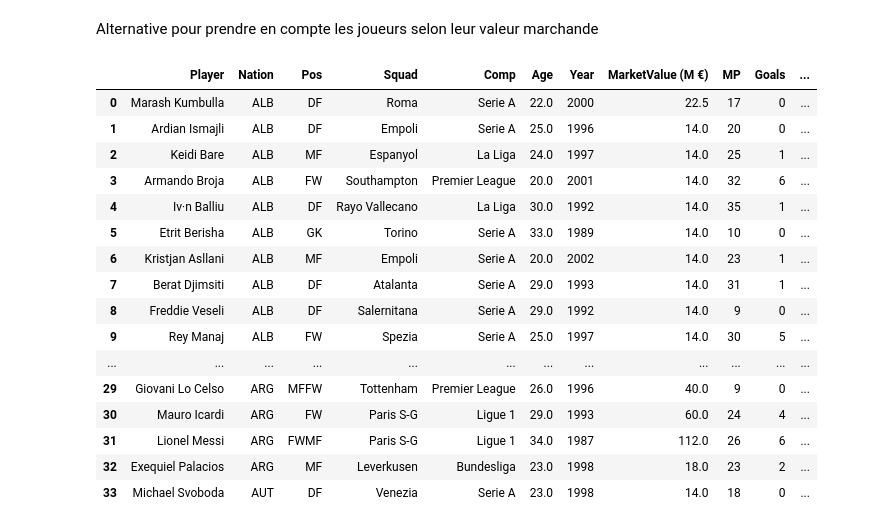
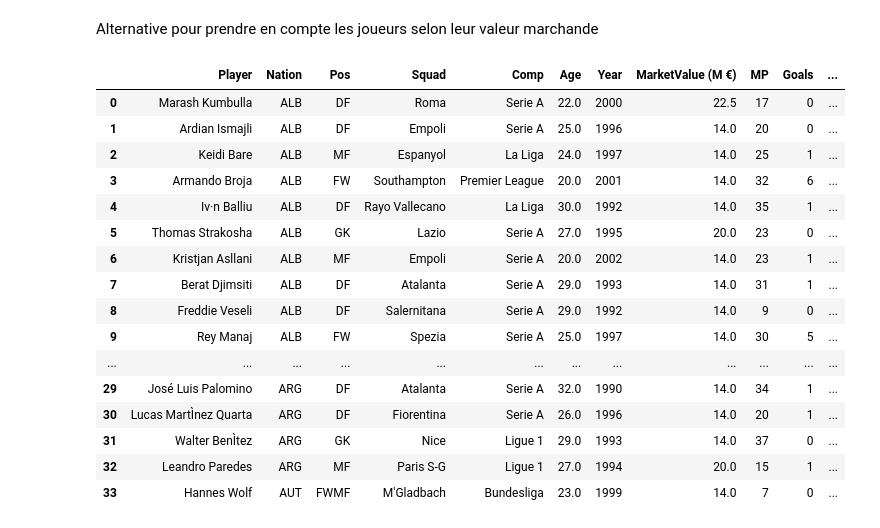
Before and after one commit to PuchToTalk/Football_WorldCup_Recommendation, a Jupyter notebook: Football_player_mv.ipynb, the cells around one changed output. Saved outputs shown, nothing was run; the diff lists cells and outputs as text; code cells hidden in the pictures.

```diff
--- a/Football_player_mv.ipynb
+++ b/Football_player_mv.ipynb
@@ -30,7 +30,7 @@ df_perf
 # %% [markdown]
 ### **Source de données 2 (df_mv) : Valeur marchande des joueurs**
 # %%
-df_mv = pd.read_csv("only_mv.csv")
+df_mv = pd.read_csv("only_mv2.csv")
 df_mv = df_mv.drop(columns = df_mv.columns[0], axis = 1)
 df_mv = df_mv.drop(["Nation", "Pos"], axis = 1)
 df_mv
@@ -455,47 +455,47 @@ Alternative pour prendre en compte les joueurs selon leur valeur marchande
 df_football_stat = df_football_stats.copy()
 
 df_football_stat = df_football_stat.sort_values(by='MarketValue (M €)', ascending=False)
-
 filtered_df = df_football_stat.groupby("Nation").filter(lambda x: len(x) >= 11).groupby("Nation").apply(
     lambda x: x[((x['Goals'] >= 10) |
                  (x['Assist'] >= 10) |
                  (x['MP'] >= 20) |
                  (x['Tackle_Won'] >= 20) |
                  (x['CrossComp%'] >= 70) |
                  (x['DribbleComp%'] >= 70) |
                  (x['MarketValue (M €)'] >= 20)) & (x['Pos'] != "GK")].head(10)
 ).reset_index(drop=True)
 
-gk_df = df_football_stats.groupby("Nation").filter(lambda x: len(x) >= 11).groupby("Nation").apply(
+df_football_stat = df_football_stat.sort_values(by='MarketValue (M €)', ascending=False)
+gk_df = df_football_stat.groupby("Nation").filter(lambda x: len(x) >= 11).groupby("Nation").apply(
     lambda x: x[((x['Pos'] == 'GK') &
-                 (x['MP'] >= 10) |
+                 (x['MP'] >= 15) |
                  (x['Pos'] == 'GK') &
                  (x['MarketValue (M €)'] >= 15))].head(1)
 )
 
 filtered_df = pd.concat([filtered_df, gk_df]).reset_index(drop=True)
 
 filtered_df = filtered_df.iloc[:, [0, 1, 2, 3, 4, 5, 6, 7, 8, 10, 14, 17, 18, 21]]
 
 filtered_df = filtered_df.sort_values(by='Nation')  # Sort by 'Nation' column
 filtered_df.reset_index(drop=True, inplace=True)  # Reset the index
 
 filtered_df.head(34)
 # %% [output]
 |  | Player | Nation | Pos | Squad | Comp | Age | Year | MarketValue (M €) | MP | Goals | ... |
 | 0 | Marash Kumbulla | ALB | DF | Roma | Serie A | 22.0 | 2000 | 22.5 | 17 | 0 | ... |
 | 1 | Ardian Ismajli | ALB | DF | Empoli | Serie A | 25.0 | 1996 | 14.0 | 20 | 0 | ... |
 | 2 | Keidi Bare | ALB | MF | Espanyol | La Liga | 24.0 | 1997 | 14.0 | 25 | 1 | ... |
 | 3 | Armando Broja | ALB | FW | Southampton | Premier League | 20.0 | 2001 | 14.0 | 32 | 6 | ... |
 | 4 | Iv·n Balliu | ALB | DF | Rayo Vallecano | La Liga | 30.0 | 1992 | 14.0 | 35 | 1 | ... |
-| 5 | Etrit Berisha | ALB | GK | Torino | Serie A | 33.0 | 1989 | 14.0 | 10 | 0 | ... |
+| 5 | Thomas Strakosha | ALB | GK | Lazio | Serie A | 27.0 | 1995 | 20.0 | 23 | 0 | ... |
 | 6 | Kristjan Asllani | ALB | MF | Empoli | Serie A | 20.0 | 2002 | 14.0 | 23 | 1 | ... |
 | 7 | Berat Djimsiti | ALB | DF | Atalanta | Serie A | 29.0 | 1993 | 14.0 | 31 | 1 | ... |
 | 8 | Freddie Veseli | ALB | DF | Salernitana | Serie A | 29.0 | 1992 | 14.0 | 9 | 0 | ... |
 | 9 | Rey Manaj | ALB | FW | Spezia | Serie A | 25.0 | 1997 | 14.0 | 30 | 5 | ... |
 | ... | ... | ... | ... | ... | ... | ... | ... | ... | ... | ... | ... |
-| 29 | Giovani Lo Celso | ARG | MFFW | Tottenham | Premier League | 26.0 | 1996 | 40.0 | 9 | 0 | ... |
-| 30 | Mauro Icardi | ARG | FW | Paris S-G | Ligue 1 | 29.0 | 1993 | 60.0 | 24 | 4 | ... |
-| 31 | Lionel Messi | ARG | FWMF | Paris S-G | Ligue 1 | 34.0 | 1987 | 112.0 | 26 | 6 | ... |
-| 32 | Exequiel Palacios | ARG | MF | Leverkusen | Bundesliga | 23.0 | 1998 | 18.0 | 23 | 2 | ... |
-| 33 | Michael Svoboda | AUT | DF | Venezia | Serie A | 23.0 | 1998 | 14.0 | 18 | 0 | ... |
+| 29 | José Luis Palomino | ARG | DF | Atalanta | Serie A | 32.0 | 1990 | 14.0 | 34 | 1 | ... |
+| 30 | Lucas MartÌnez Quarta | ARG | DF | Fiorentina | Serie A | 26.0 | 1996 | 14.0 | 20 | 1 | ... |
+| 31 | Walter BenÌtez | ARG | GK | Nice | Ligue 1 | 29.0 | 1993 | 14.0 | 37 | 0 | ... |
+| 32 | Leandro Paredes | ARG | MF | Paris S-G | Ligue 1 | 27.0 | 1994 | 20.0 | 15 | 1 | ... |
+| 33 | Hannes Wolf | AUT | FWMF | M'Gladbach | Bundesliga | 23.0 | 1999 | 14.0 | 7 | 0 | ... |
```
Also changed, not shown: parts of 6 cells of this notebook.
